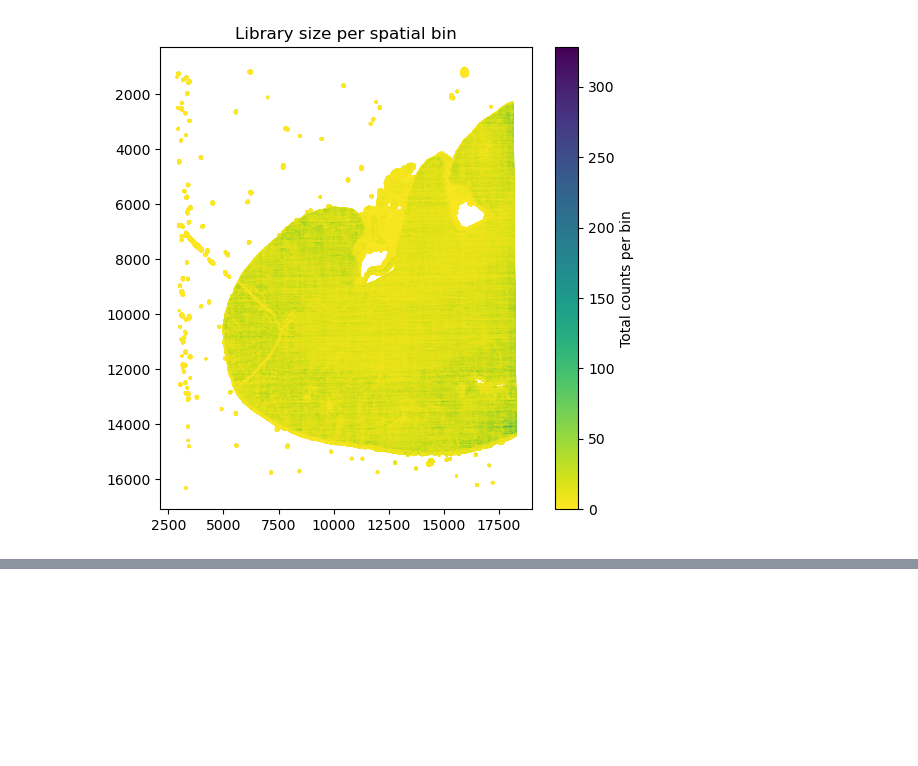
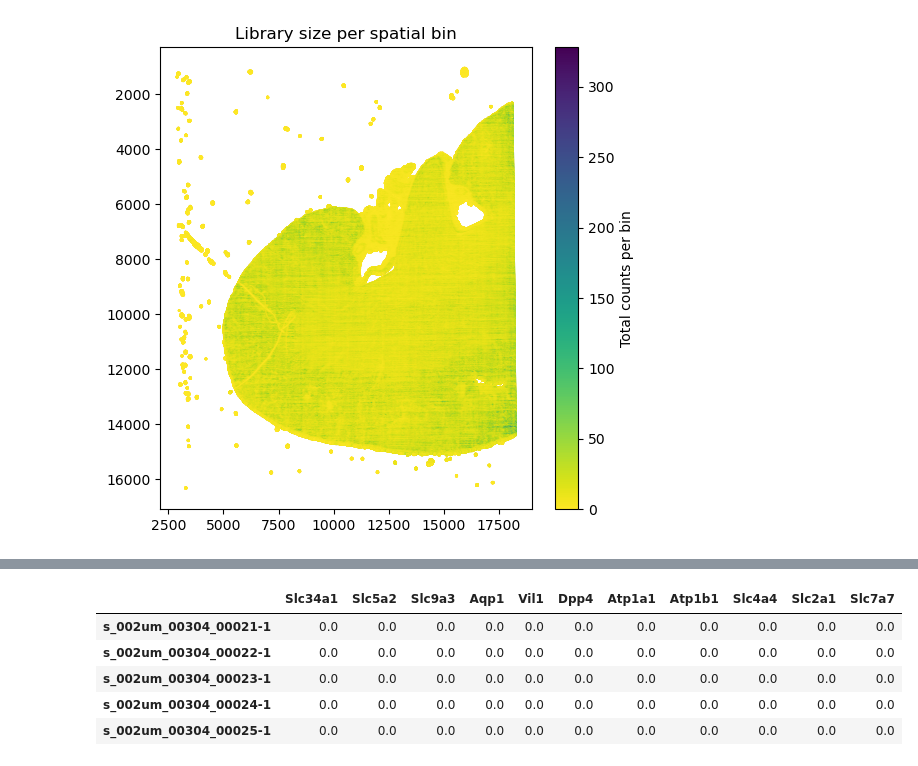
Before and after one commit to ssingh95jhu/Correlation_Kidney_Structure_Molecular_Presentation, a Jupyter notebook: Load_AnnData.ipynb, the cells around one changed output, grey strips where cells are left out. Saved outputs shown, nothing was run; the diff lists cells and outputs as text; code cells hidden in the pictures; blank space fills up the shorter version.

Commit message:
Ctrl1A2

```diff
--- a/Load_AnnData.ipynb
+++ b/Load_AnnData.ipynb
@@ -148,3 +148,8 @@ plt.title("Library size per spatial bin")
 plt.show()
 # %% [output]
 [figure]
+# %%
+ctrl1_data.obs['proximal_tubule_geojson_feature_index'].isna().sum() #To check how many bins are NaN (not assigned to any proximal tubules)
+ctrl1_data_PT = ctrl1_data[~ctrl1_data.obs['proximal_tubule_geojson_feature_index'].isna()].copy()
+ctrl1_data_PT.shape #to check the dimensions of the subset matrix
+ctrl1_data_PT.obs.head()
@@ -150,0 +163,9 @@ plt.show()
+# %%
+ctrl1_data_PT[:,select_genes].to_df().head()
+# %% [output]
+|  | Slc34a1 | Slc5a2 | Slc9a3 | Aqp1 | Vil1 | Dpp4 | Atp1a1 | Atp1b1 | Slc4a4 | Slc2a1 | Slc7a7 |
+| s_002um_00304_00021-1 | 0.0 | 0.0 | 0.0 | 0.0 | 0.0 | 0.0 | 0.0 | 0.0 | 0.0 | 0.0 | 0.0 |
+| s_002um_00304_00022-1 | 0.0 | 0.0 | 0.0 | 0.0 | 0.0 | 0.0 | 0.0 | 0.0 | 0.0 | 0.0 | 0.0 |
+| s_002um_00304_00023-1 | 0.0 | 0.0 | 0.0 | 0.0 | 0.0 | 0.0 | 0.0 | 0.0 | 0.0 | 0.0 | 0.0 |
+| s_002um_00304_00024-1 | 0.0 | 0.0 | 0.0 | 0.0 | 0.0 | 0.0 | 0.0 | 0.0 | 0.0 | 0.0 | 0.0 |
+| s_002um_00304_00025-1 | 0.0 | 0.0 | 0.0 | 0.0 | 0.0 | 0.0 | 0.0 | 0.0 | 0.0 | 0.0 | 0.0 |
```
Also changed, not shown: parts of 2 cells of this notebook.
